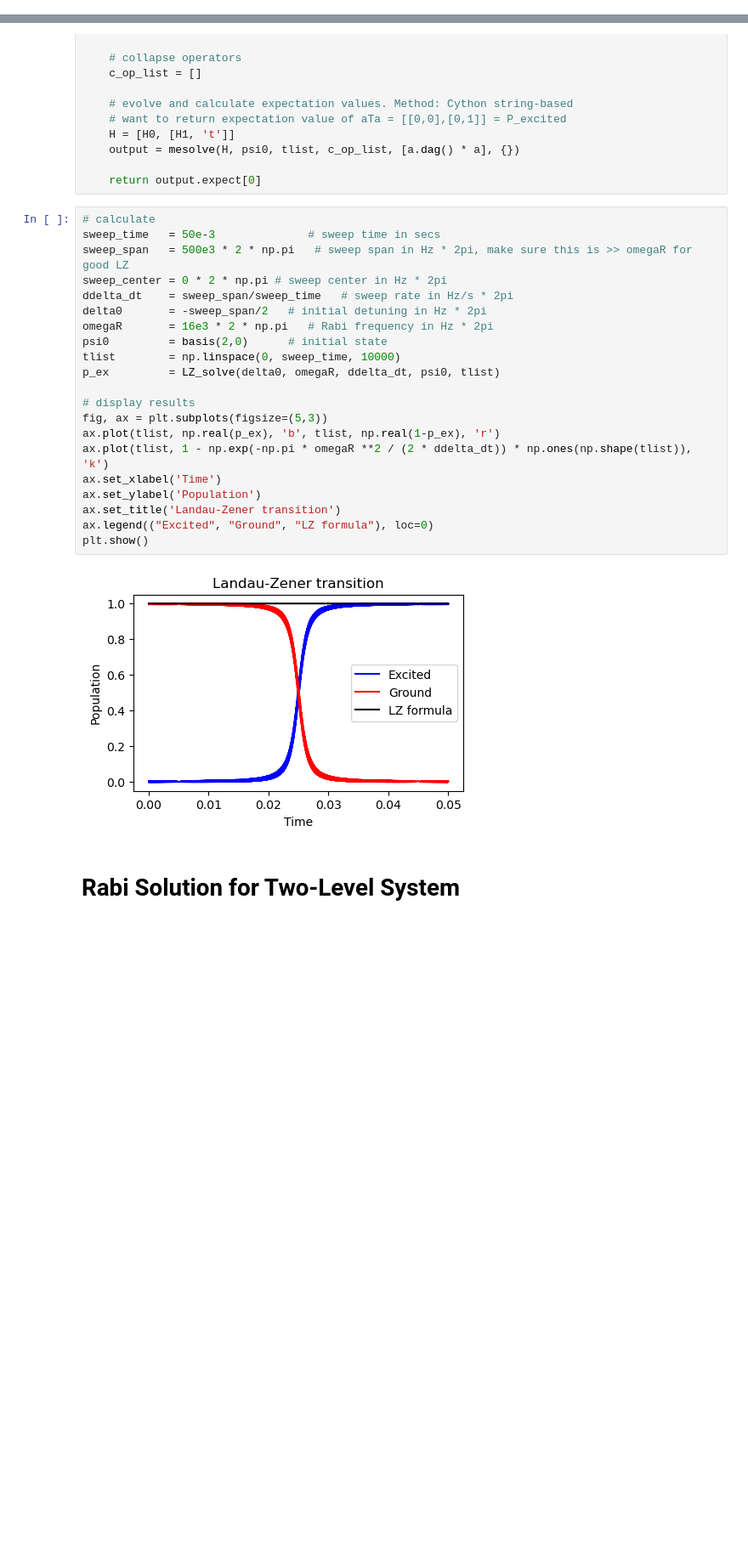
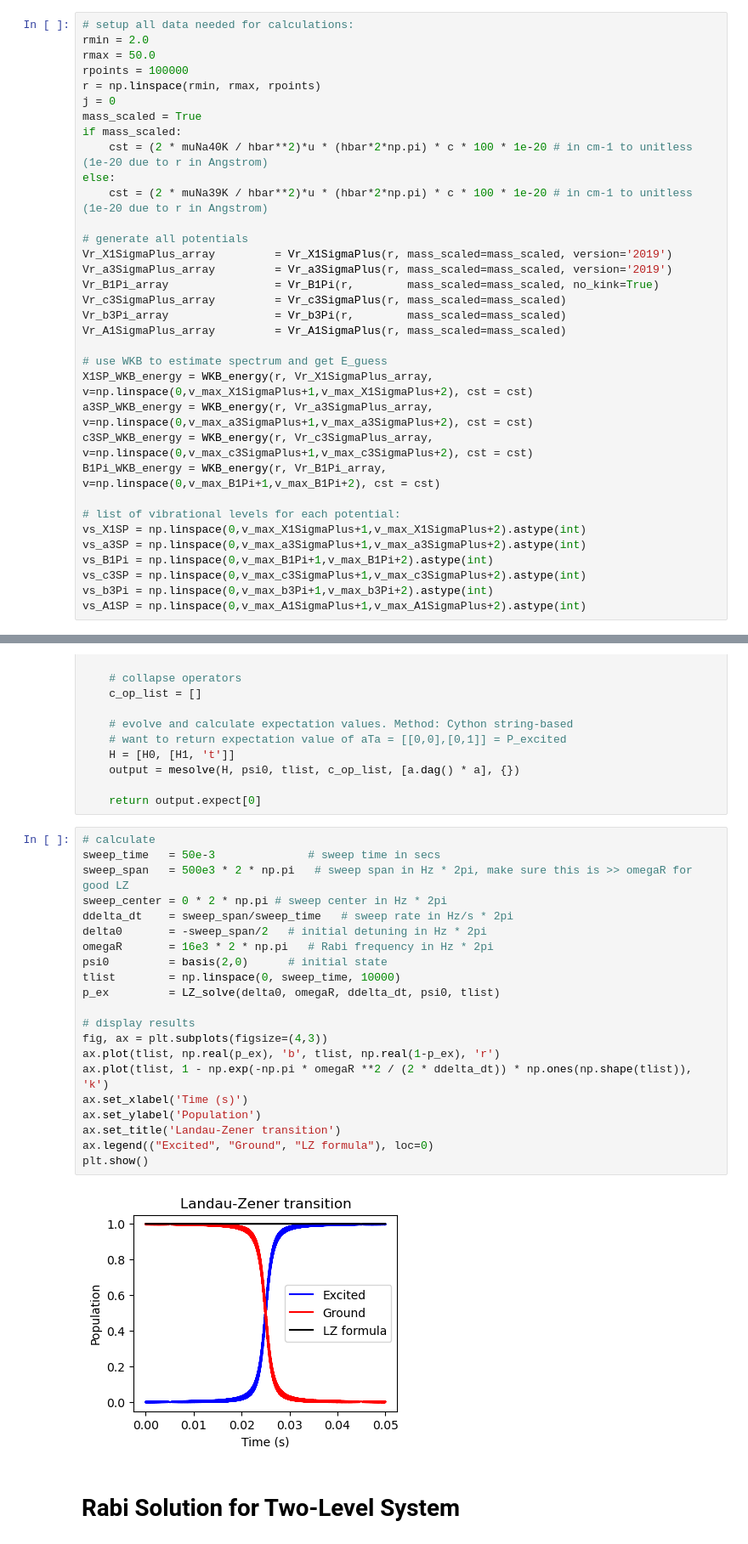
Before and after one commit to huanium/huanium, a Jupyter notebook: MIT_PhD/AMO_Calculator/AMO_Calculator.ipynb, the cells around one changed output, grey strips where cells are left out. Shown at 85% size. Saved outputs shown, nothing was run; the diff lists cells and outputs as text; blank space fills up the shorter version.

```diff
--- a/MIT_PhD/AMO_Calculator/AMO_Calculator.ipynb
+++ b/MIT_PhD/AMO_Calculator/AMO_Calculator.ipynb
@@ -1910,0 +1900,34 @@ vs_A1SP = np.linspace(0,v_max_A1SigmaPlus,v_max_A1SigmaPlus+1).astype(int)
+# %%
+# setup all data needed for calculations:
+rmin = 2.0
+rmax = 50.0
+rpoints = 100000
+r = np.linspace(rmin, rmax, rpoints)
+j = 0
+mass_scaled = True
+if mass_scaled:
+    cst = (2 * muNa40K / hbar**2)*u * (hbar*2*np.pi) * c * 100 * 1e-20 # in cm-1 to unitless (1e-20 due to r in Angstrom)
+else:
+    cst = (2 * muNa39K / hbar**2)*u * (hbar*2*np.pi) * c * 100 * 1e-20 # in cm-1 to unitless (1e-20 due to r in Angstrom)
+
+# generate all potentials
+Vr_X1SigmaPlus_array         = Vr_X1SigmaPlus(r, mass_scaled=mass_scaled, version='2019')
+Vr_a3SigmaPlus_array         = Vr_a3SigmaPlus(r, mass_scaled=mass_scaled, version='2019')
+Vr_B1Pi_array                = Vr_B1Pi(r,        mass_scaled=mass_scaled, no_kink=True)
+Vr_c3SigmaPlus_array         = Vr_c3SigmaPlus(r, mass_scaled=mass_scaled)
+Vr_b3Pi_array                = Vr_b3Pi(r,        mass_scaled=mass_scaled)
+Vr_A1SigmaPlus_array         = Vr_A1SigmaPlus(r, mass_scaled=mass_scaled)
+
+# use WKB to estimate spectrum and get E_guess
+X1SP_WKB_energy = WKB_energy(r, Vr_X1SigmaPlus_array, v=np.linspace(0,v_max_X1SigmaPlus+1,v_max_X1SigmaPlus+2), cst = cst)
+a3SP_WKB_energy = WKB_energy(r, Vr_a3SigmaPlus_array, v=np.linspace(0,v_max_a3SigmaPlus+1,v_max_a3SigmaPlus+2), cst = cst)
+c3SP_WKB_energy = WKB_energy(r, Vr_c3SigmaPlus_array, v=np.linspace(0,v_max_c3SigmaPlus+1,v_max_c3SigmaPlus+2), cst = cst)
+B1Pi_WKB_energy = WKB_energy(r, Vr_B1Pi_array,        v=np.linspace(0,v_max_B1Pi+1,v_max_B1Pi+2), cst = cst)
+
+# list of vibrational levels for each potential:
+vs_X1SP = np.linspace(0,v_max_X1SigmaPlus+1,v_max_X1SigmaPlus+2).astype(int)
+vs_a3SP = np.linspace(0,v_max_a3SigmaPlus+1,v_max_a3SigmaPlus+2).astype(int)
+vs_B1Pi = np.linspace(0,v_max_B1Pi+1,v_max_B1Pi+2).astype(int)
+vs_c3SP = np.linspace(0,v_max_c3SigmaPlus+1,v_max_c3SigmaPlus+2).astype(int)
+vs_b3Pi = np.linspace(0,v_max_b3Pi+1,v_max_b3Pi+2).astype(int)
+vs_A1SP = np.linspace(0,v_max_A1SigmaPlus+1,v_max_A1SigmaPlus+2).astype(int)
@@ -3919,26 +4076,26 @@ def LZ_solve(delta0, omegaR, ddelta_dt, psi0, tlist):
 # %%
 # calculate
 sweep_time   = 50e-3              # sweep time in secs
 sweep_span   = 500e3 * 2 * np.pi   # sweep span in Hz * 2pi, make sure this is >> omegaR for good LZ
 sweep_center = 0 * 2 * np.pi # sweep center in Hz * 2pi
 ddelta_dt    = sweep_span/sweep_time   # sweep rate in Hz/s * 2pi
 delta0       = -sweep_span/2   # initial detuning in Hz * 2pi
 omegaR       = 16e3 * 2 * np.pi   # Rabi frequency in Hz * 2pi
 psi0         = basis(2,0)      # initial state
 tlist        = np.linspace(0, sweep_time, 10000)
 p_ex         = LZ_solve(delta0, omegaR, ddelta_dt, psi0, tlist)
 
 # display results
-fig, ax = plt.subplots(figsize=(5,3))
+fig, ax = plt.subplots(figsize=(4,3))
 ax.plot(tlist, np.real(p_ex), 'b', tlist, np.real(1-p_ex), 'r')
 ax.plot(tlist, 1 - np.exp(-np.pi * omegaR **2 / (2 * ddelta_dt)) * np.ones(np.shape(tlist)), 'k')
-ax.set_xlabel('Time')
+ax.set_xlabel('Time (s)')
 ax.set_ylabel('Population')
 ax.set_title('Landau-Zener transition')
 ax.legend(("Excited", "Ground", "LZ formula"), loc=0)
 plt.show()
 # %% [output]
-[figure, old version]
+[figure, new version]
 # %% [markdown]
 # <font size=5, color='black'> Rabi Solution for Two-Level System </font>
 # %%
```
Also changed, not shown: parts of 8 cells of this notebook, 7 other files.
